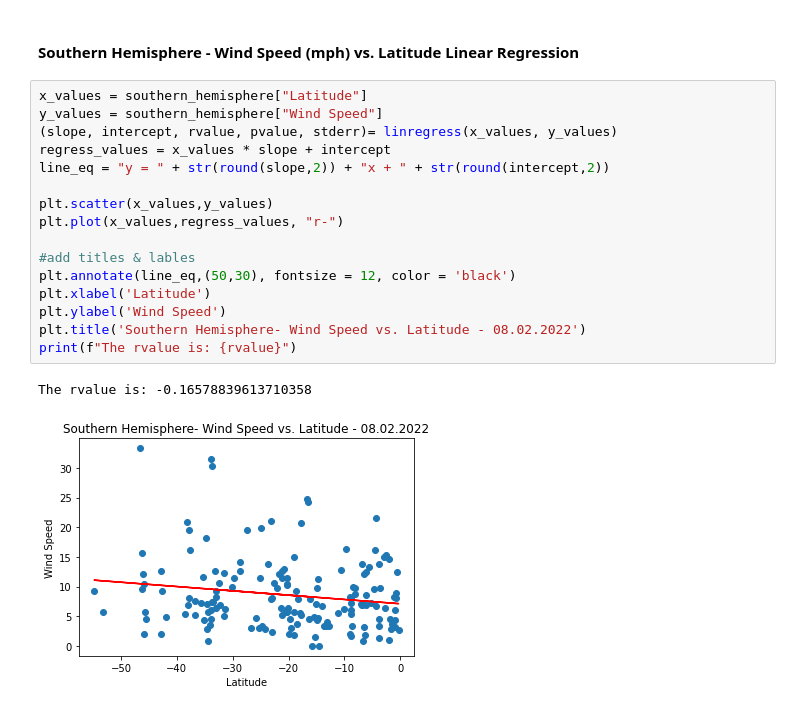
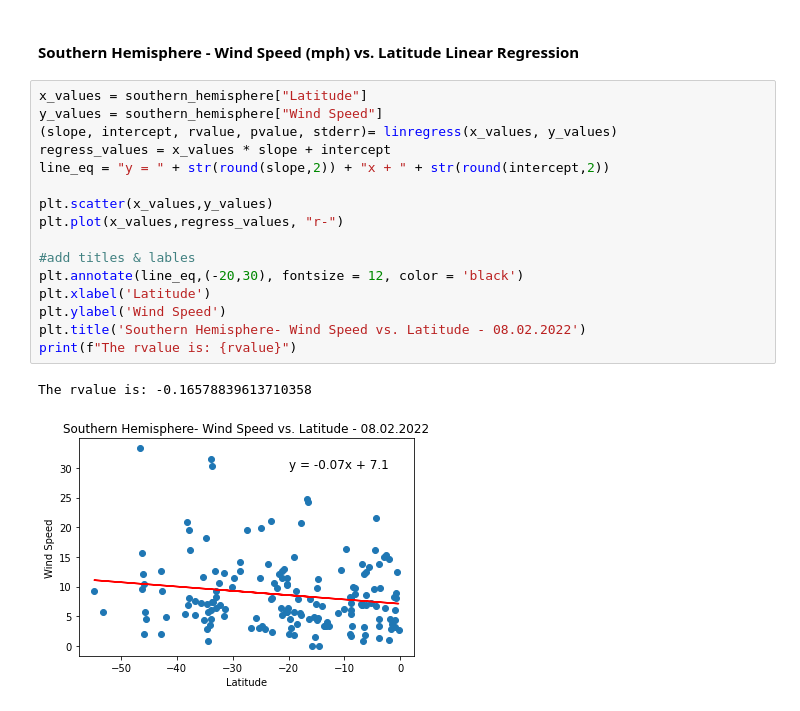
Before and after one commit to kclm40/python-api-challenge, a Jupyter notebook: WeatherPy/WeatherPy.ipynb, the cells around one changed output. Cells and saved outputs as stored; diff of their text form.

```diff
--- a/WeatherPy/WeatherPy.ipynb
+++ b/WeatherPy/WeatherPy.ipynb
@@ -373,19 +373,19 @@ The rvalue is: -0.06922800034103188
 # %%
 x_values = southern_hemisphere["Latitude"]
 y_values = southern_hemisphere["Wind Speed"]
 (slope, intercept, rvalue, pvalue, stderr)= linregress(x_values, y_values)
 regress_values = x_values * slope + intercept
 line_eq = "y = " + str(round(slope,2)) + "x + " + str(round(intercept,2))
 
 plt.scatter(x_values,y_values)
 plt.plot(x_values,regress_values, "r-")
 
 #add titles & lables
-plt.annotate(line_eq,(50,30), fontsize = 12, color = 'black')
+plt.annotate(line_eq,(-20,30), fontsize = 12, color = 'black')
 plt.xlabel('Latitude')
 plt.ylabel('Wind Speed')
 plt.title('Southern Hemisphere- Wind Speed vs. Latitude - 08.02.2022')
 print(f"The rvalue is: {rvalue}")
 # %% [output]
 The rvalue is: -0.16578839613710358
-[figure, old version]
+[figure, new version]
```
Also changed, not shown: parts of 1 cell of this notebook.
